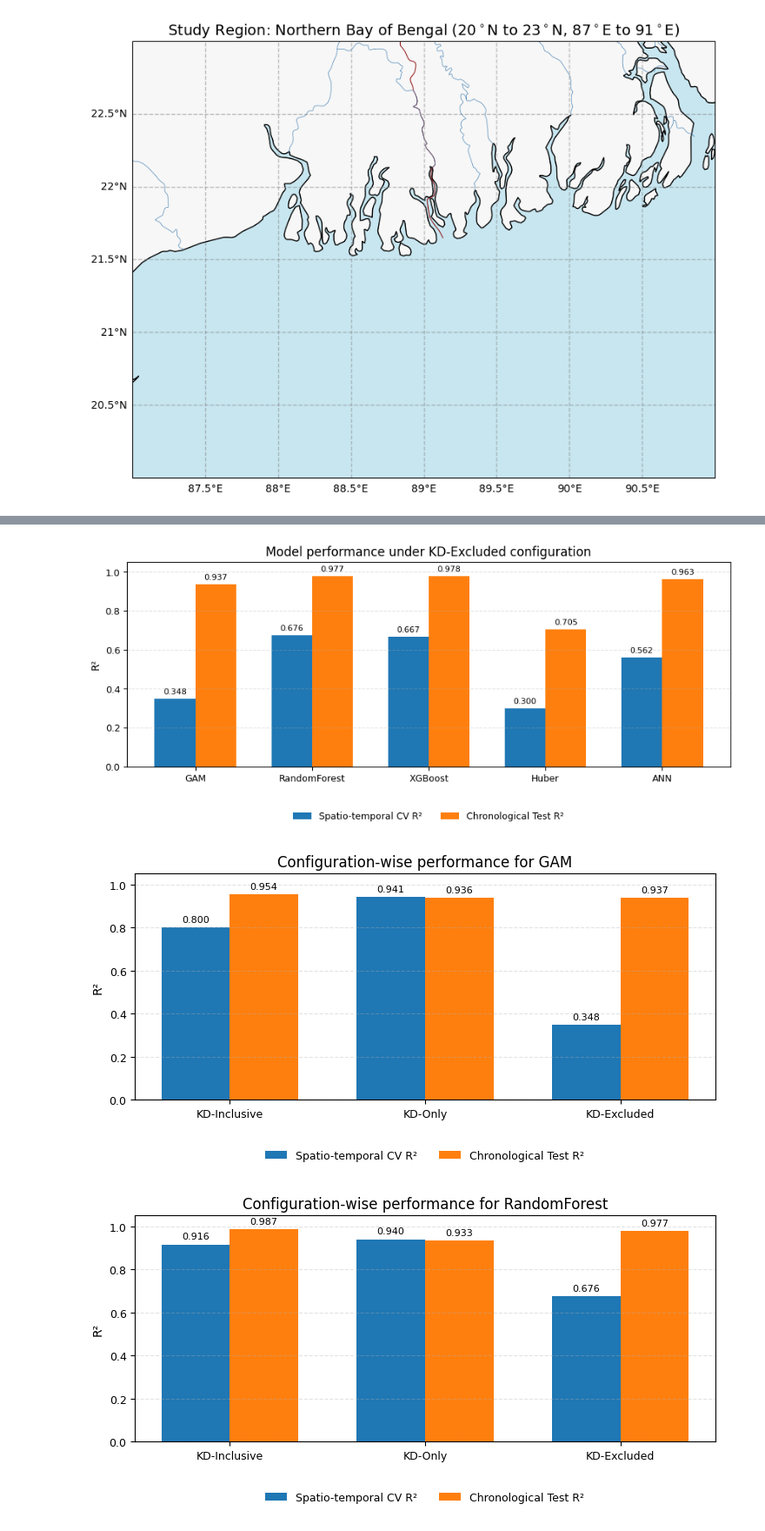
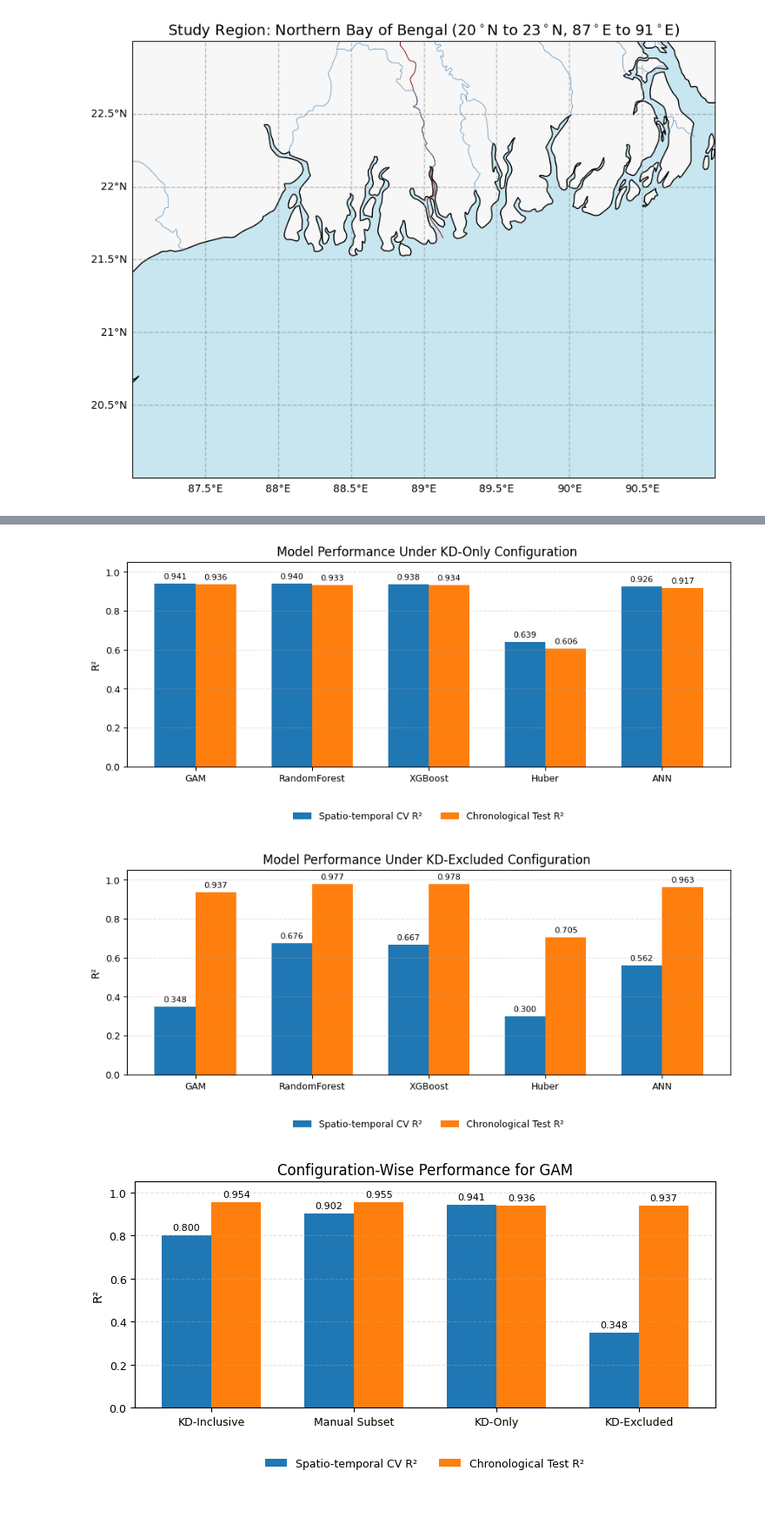
Before and after one commit to arupmahatha/ug_thesis, a Jupyter notebook: plots.ipynb, the cells around one changed output, grey strips where cells are left out. Shown: that part at 87% size. Drawn from its saved outputs; the diff is of its cells as text; code cells hidden in the pictures; blank space fills up the shorter version.

```diff
--- a/plots.ipynb
+++ b/plots.ipynb
@@ -60,13 +60,16 @@ os.makedirs(out_dir, exist_ok=True)
 # Rows = models; columns = metrics for each configuration
 # ---------------------------
 models = ["GAM", "RandomForest", "XGBoost", "Huber", "ANN"]
-configs = ["KD-Inclusive", "KD-Only", "KD-Excluded"]
+configs = ["KD-Inclusive", "Manual Subset","KD-Only", "KD-Excluded"]
 
 data = {
     "Model": models,
     # KD-Inclusive
     "KD-Inclusive_CV": [0.7996, 0.9159, 0.9364, 0.7351, 0.8451],
     "KD-Inclusive_Test": [0.9541, 0.9873, 0.9886, 0.6957, 0.9747],
+    # Manual Subset
+    "Manual Subset_CV": [0.9016, 0.9189, 0.9181, 0.5564, 0.8592],
+    "Manual Subset_Test": [0.9548, 0.9694, 0.9686, 0.6246, 0.9767],
     # KD-Only
     "KD-Only_CV": [0.9409, 0.9402, 0.9380, 0.6394, 0.9259],
     "KD-Only_Test": [0.9364, 0.9328, 0.9343, 0.6058, 0.9174],
@@ -120,7 +123,7 @@ for cfg in configs:
     ax.set_xticklabels(models, rotation=0)
     ax.set_ylabel("R²")
     ax.set_ylim(0, 1.05)
-    ax.set_title(f"Model performance under {cfg} configuration")
+    ax.set_title(f"Model Performance Under {cfg} Configuration ")
     ax.grid(axis="y", linestyle="--", alpha=0.35)
 
     annotate_bars(ax, rects1, fmt="{:.3f}")
@@ -155,7 +158,7 @@ for i, model in enumerate(models):
     ax.set_xticklabels(configs)
     ax.set_ylabel("R²")
     ax.set_ylim(0, 1.05)
-    ax.set_title(f"Configuration-wise performance for {model}")
+    ax.set_title(f"Configuration-Wise Performance for {model}")
     ax.grid(axis="y", linestyle="--", alpha=0.35)
 
     annotate_bars(ax, rects1, fmt="{:.3f}")
@@ -175,3 +178,3 @@ for i, model in enumerate(models):
-[figure, old version]
+[figure, new version]
-[figure, old version]
+[figure, new version]
-[figure, old version]
+[figure, new version]
```
Also changed, not shown: parts of 1 cell of this notebook, 1 other file.
